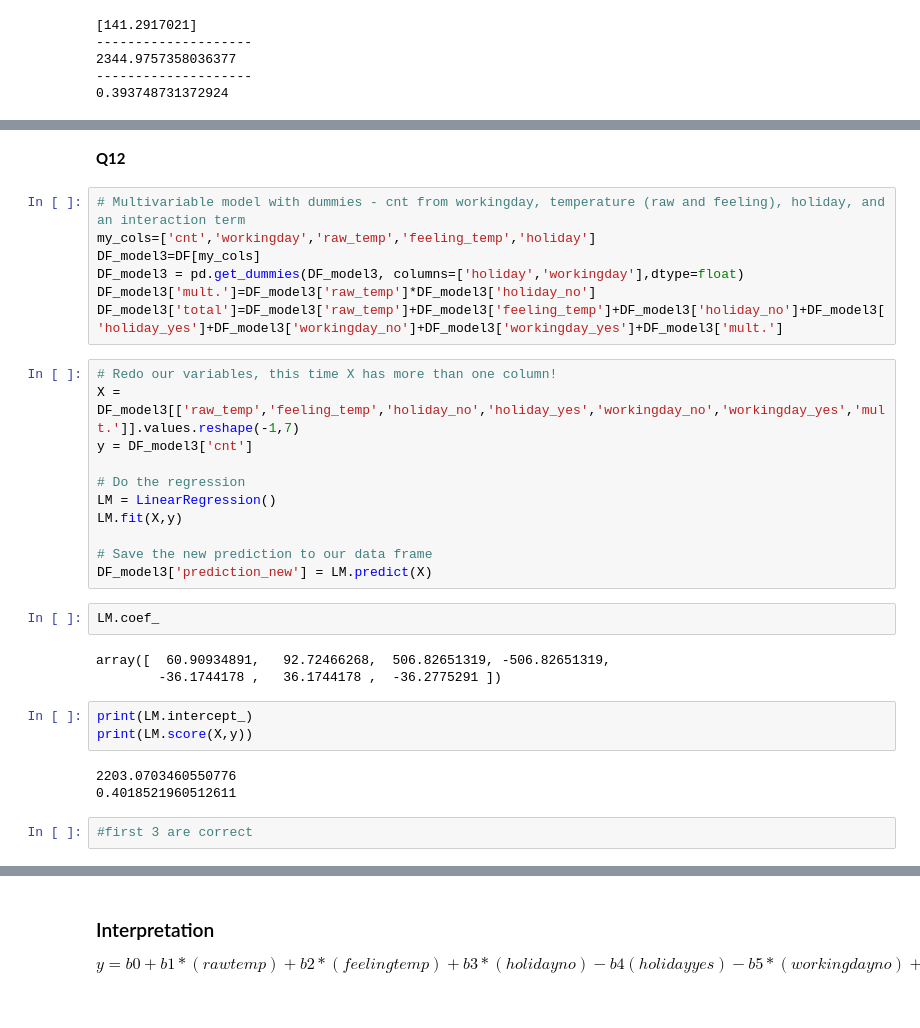
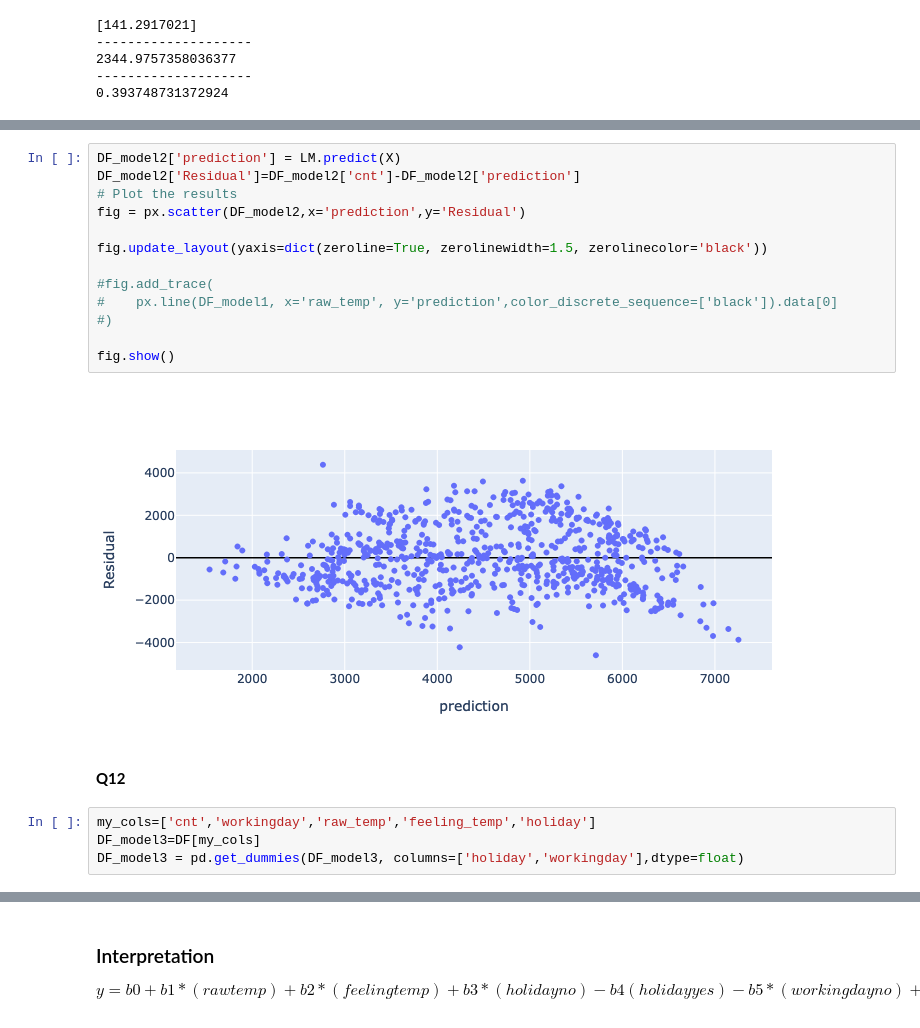
Before and after one commit to jazmine-veliz/Day17, a Jupyter notebook: Day17-HW.ipynb, the cells around one changed output, grey strips where cells are left out. Drawn from its saved outputs; the diff is of its cells as text.

```diff
--- a/Day17-HW.ipynb
+++ b/Day17-HW.ipynb
@@ -326,33 +332,21 @@ For every degree that the temperature rises the expected rate to rent a new bike
+# %%
+DF_model2['prediction'] = LM.predict(X)
+DF_model2['Residual']=DF_model2['cnt']-DF_model2['prediction']
+# Plot the results
+fig = px.scatter(DF_model2,x='prediction',y='Residual')
+
+fig.update_layout(yaxis=dict(zeroline=True, zerolinewidth=1.5, zerolinecolor='black'))
+
+#fig.add_trace(
+#    px.line(DF_model1, x='raw_temp', y='prediction',color_discrete_sequence=['black']).data[0]
+#)
+
+fig.show()
+# %% [output]
+[figure, added]
 # %% [markdown]
 **Q12**
-# %%
-# Multivariable model with dummies - cnt from workingday, temperature (raw and feeling), holiday, and an interaction term
-my_cols=['cnt','workingday','raw_temp','feeling_temp','holiday']
-DF_model3=DF[my_cols]
-DF_model3 = pd.get_dummies(DF_model3, columns=['holiday','workingday'],dtype=float)
-DF_model3['mult.']=DF_model3['raw_temp']*DF_model3['holiday_no']
-DF_model3['total']=DF_model3['raw_temp']+DF_model3['feeling_temp']+DF_model3['holiday_no']+DF_model3['holiday_yes']+DF_model3['workingday_no']+DF_model3['workingday_yes']+DF_model3['mult.']
-# %%
-# Redo our variables, this time X has more than one column!
-X = DF_model3[['raw_temp','feeling_temp','holiday_no','holiday_yes','workingday_no','workingday_yes','mult.']].values.reshape(-1,7)
-y = DF_model3['cnt']
-
-# Do the regression
-LM = LinearRegression()
-LM.fit(X,y)
-
-# Save the new prediction to our data frame
-DF_model3['prediction_new'] = LM.predict(X)
-# %%
-LM.coef_
-# %% [output]
-array([  60.90934891,   92.72466268,  506.82651319, -506.82651319,
-        -36.1744178 ,   36.1744178 ,  -36.2775291 ])
-# %%
-print(LM.intercept_)
-print(LM.score(X,y))
-# %% [output]
-2203.0703460550776
-0.4018521960512611
-# %%
-#first 3 are correct
+# %%
+my_cols=['cnt','workingday','raw_temp','feeling_temp','holiday']
+DF_model3=DF[my_cols]
+DF_model3 = pd.get_dummies(DF_model3, columns=['holiday','workingday'],dtype=float)
```
Also changed, not shown: parts of 15 cells of this notebook.
